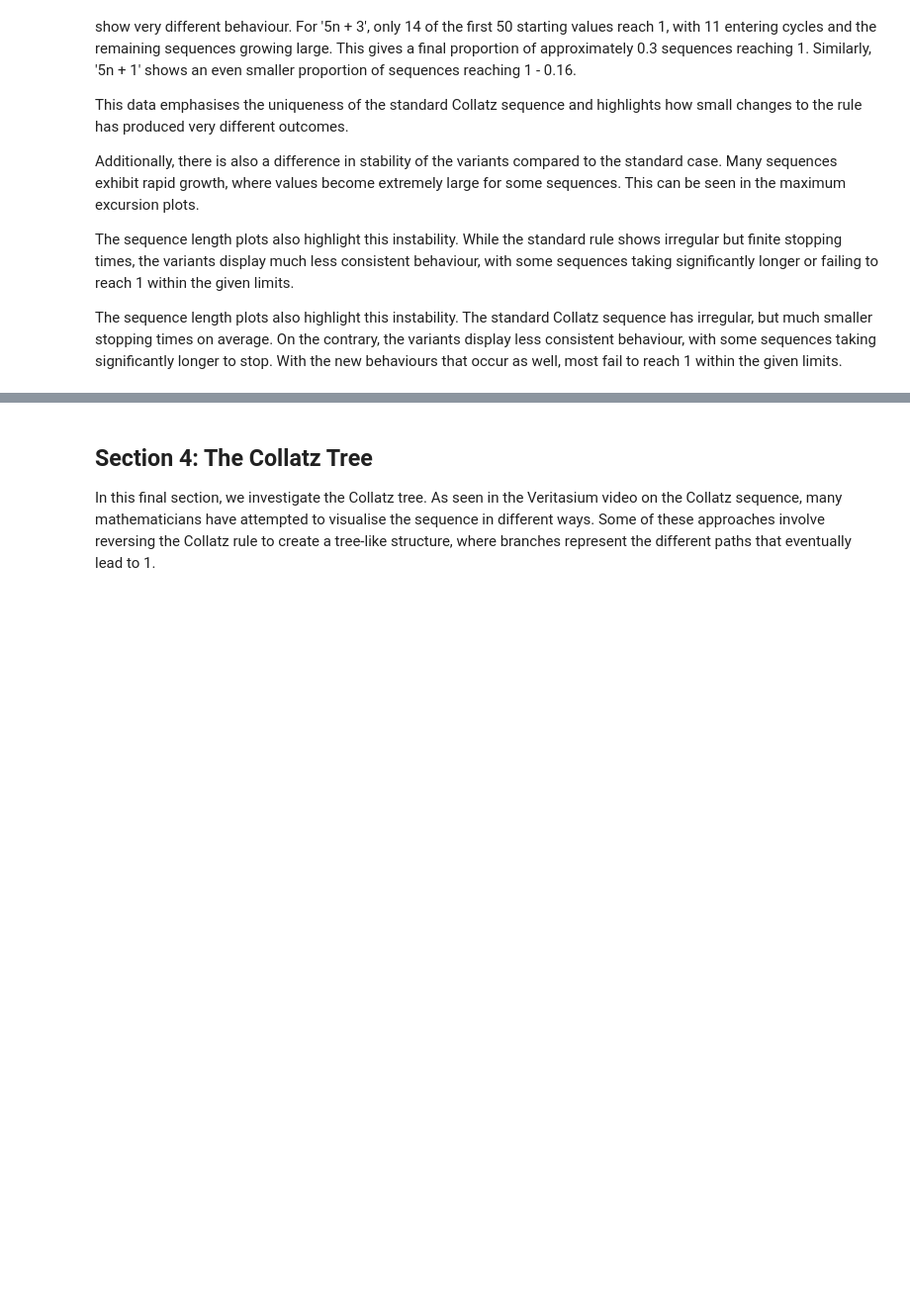
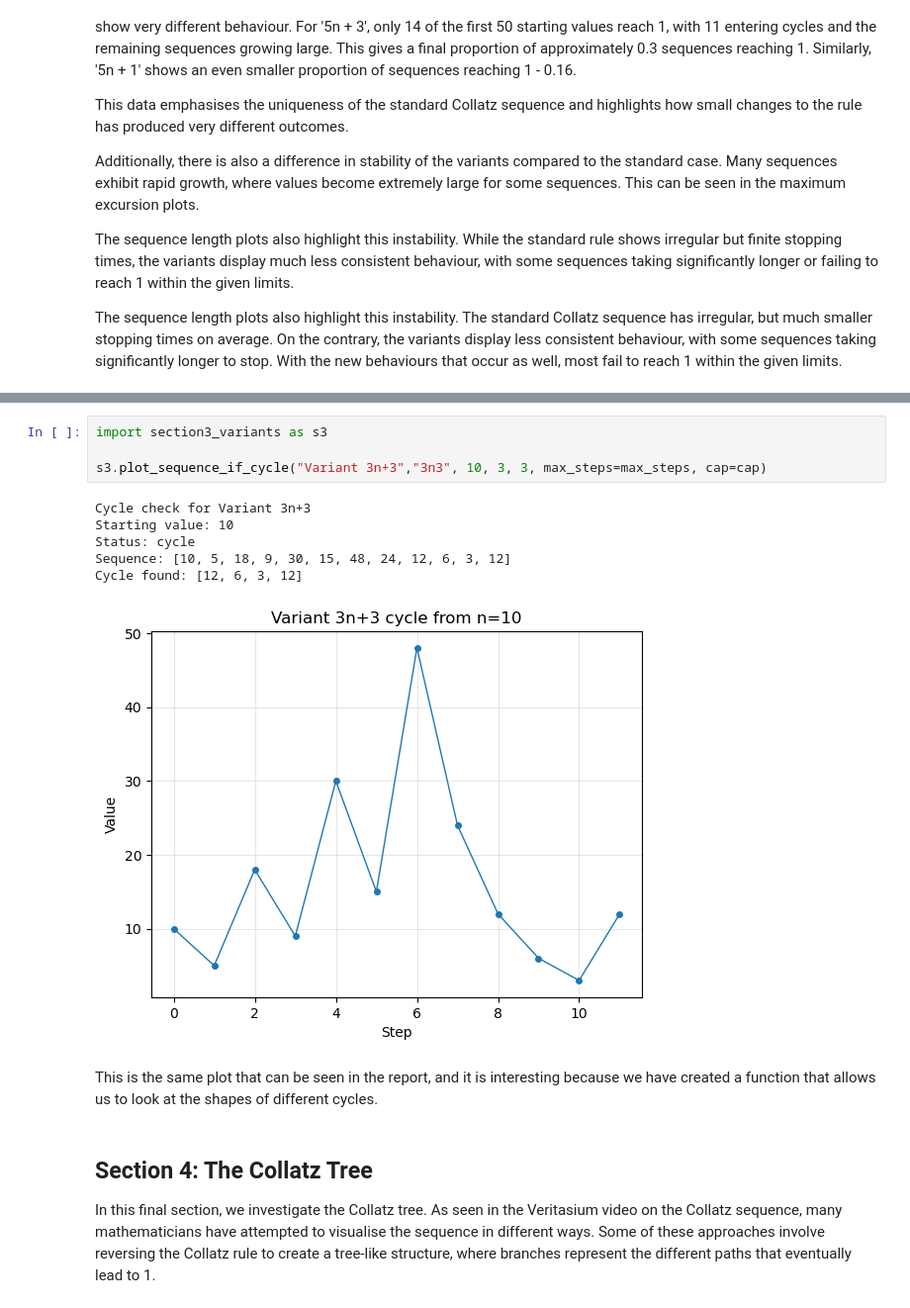
Before and after one commit to georgeramble/MATH2002-Collatz-Investigation, a Jupyter notebook: collatz_investigation.ipynb, the cells around one changed output, grey strips where cells are left out. Shown at 99% size. Saved outputs shown, nothing was run; the diff lists cells and outputs as text; blank space fills up the shorter version.

```diff
--- a/collatz_investigation.ipynb
+++ b/collatz_investigation.ipynb
@@ -563,3 +588,16 @@ There are many further directions that could be explored using the fucntions dev
+# %%
+import section3_variants as s3
+
+s3.plot_sequence_if_cycle("Variant 3n+3","3n3", 10, 3, 3, max_steps=max_steps, cap=cap)
+# %% [output]
+Cycle check for Variant 3n+3
+Starting value: 10
+Status: cycle
+Sequence: [10, 5, 18, 9, 30, 15, 48, 24, 12, 6, 3, 12]
+Cycle found: [12, 6, 3, 12]
+[figure, added]
+# %% [markdown]
+This is the same plot that can be seen in the report, and it is interesting because we have created a function that allows us to look at the shapes of different cycles.
 # %% [markdown]
 ## Section 4: The Collatz Tree
 
```
Also changed, not shown: parts of 9 cells of this notebook, 8 other files.
